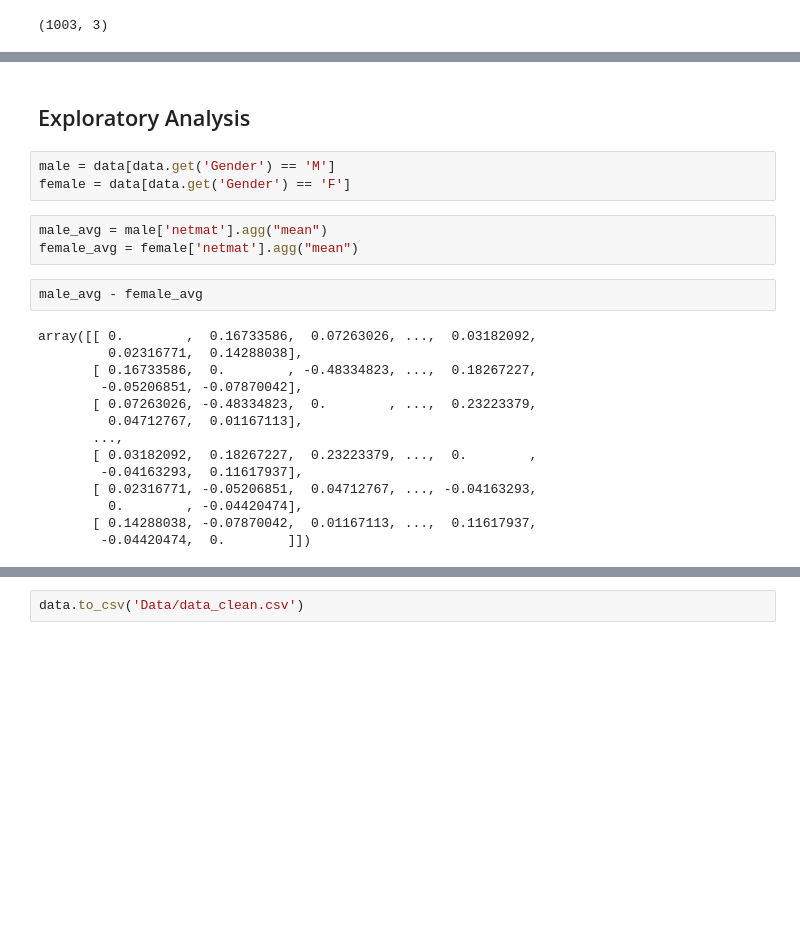
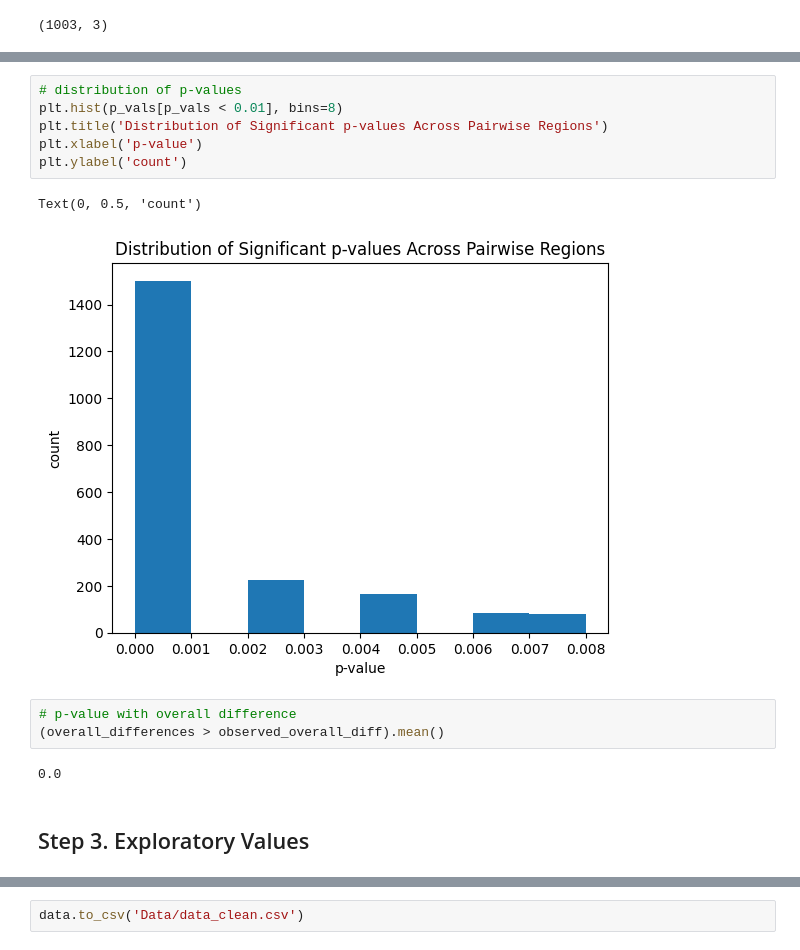
Before and after one commit to AndrewCheng02/DSC180B-Capstone-ProjectA09, a Jupyter notebook: HCP Data.ipynb, the cells around one changed output, grey strips where cells are left out. Cells and saved outputs as stored; diff of their text form; blank space fills up the shorter version.

```diff
--- a/HCP Data.ipynb
+++ b/HCP Data.ipynb
@@ -153,24 +297,16 @@ data.shape
+# %%
+# distribution of p-values
+plt.hist(p_vals[p_vals < 0.01], bins=8)
+plt.title('Distribution of Significant p-values Across Pairwise Regions')
+plt.xlabel('p-value')
+plt.ylabel('count')
+# %% [output]
+Text(0, 0.5, 'count')
+[figure, added]
+# %%
+# p-value with overall difference
+(overall_differences > observed_overall_diff).mean()
+# %% [output]
+0.0
 # %% [markdown]
-## Exploratory Analysis
+## Step 3. Exploratory Values
-# %%
-male = data[data.get('Gender') == 'M']
-female = data[data.get('Gender') == 'F']
-# %%
-male_avg = male['netmat'].agg("mean")
-female_avg = female['netmat'].agg("mean")
-# %%
-male_avg - female_avg
-# %% [output]
-array([[ 0.        ,  0.16733586,  0.07263026, ...,  0.03182092,
-         0.02316771,  0.14288038],
-       [ 0.16733586,  0.        , -0.48334823, ...,  0.18267227,
-        -0.05206851, -0.07870042],
-       [ 0.07263026, -0.48334823,  0.        , ...,  0.23223379,
-         0.04712767,  0.01167113],
-       ...,
-       [ 0.03182092,  0.18267227,  0.23223379, ...,  0.        ,
-        -0.04163293,  0.11617937],
-       [ 0.02316771, -0.05206851,  0.04712767, ..., -0.04163293,
-         0.        , -0.04420474],
-       [ 0.14288038, -0.07870042,  0.01167113, ...,  0.11617937,
-        -0.04420474,  0.        ]])
```
Also changed, not shown: parts of 27 cells of this notebook, 1 other file.
